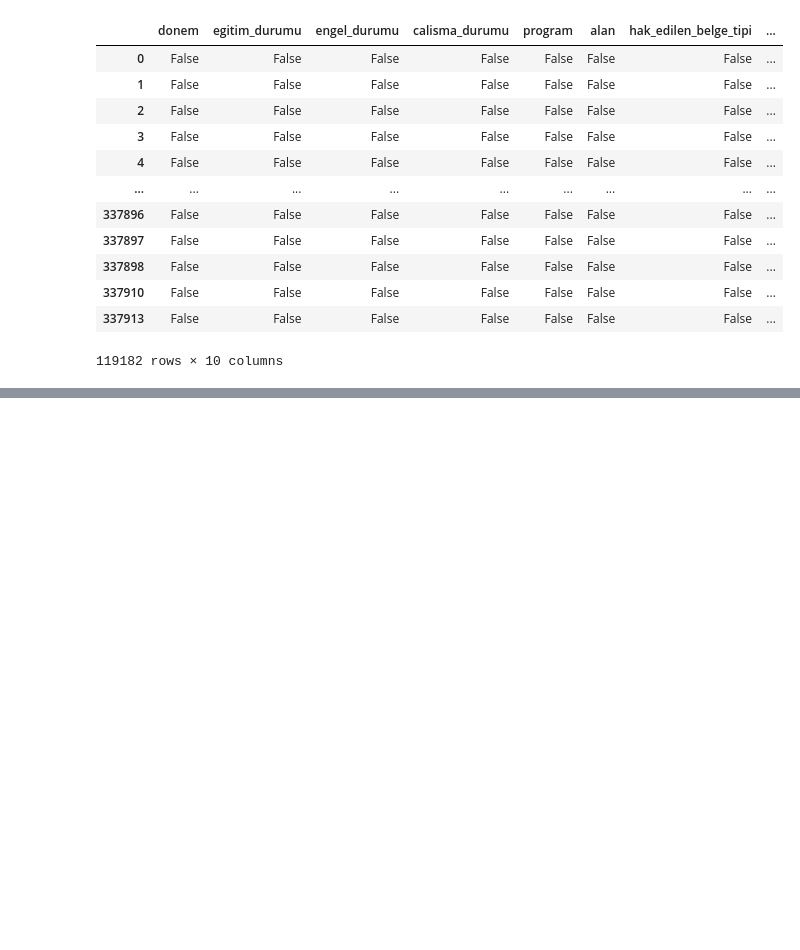
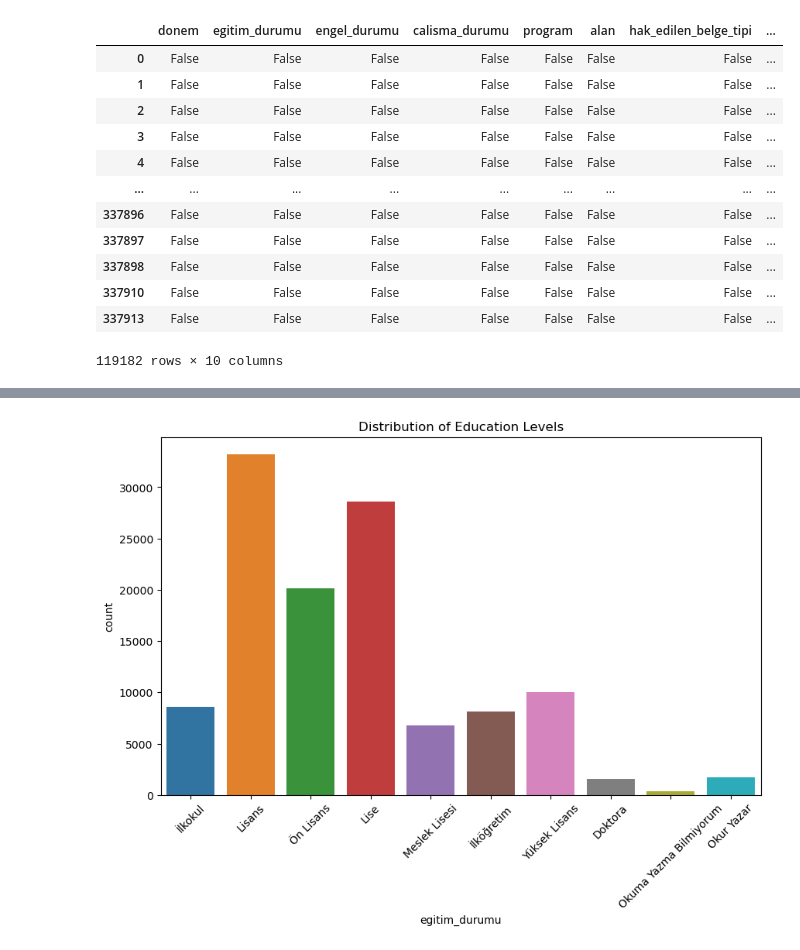
Before and after one commit to shbnm93/Data-Analysis-Projects, a Jupyter notebook: ismek/ismek.ipynb, the cells around one changed output, grey strips where cells are left out. Cells and saved outputs as stored; diff of their text form; code cells hidden in the pictures; blank space fills up the shorter version.

Commit message:
new analysis on ismek data

```diff
--- a/ismek/ismek.ipynb
+++ b/ismek/ismek.ipynb
@@ -91,0 +106,2 @@ df.isnull()
+# %%
+df = df.dropna()
@@ -93,0 +151,9 @@ df
+# %%
+# Visualize the distribution of education levels
+plt.figure(figsize=(10, 6))
+sns.countplot(data=df, x='egitim_durumu')
+plt.title("Distribution of Education Levels")
+plt.xticks(rotation=45)
+plt.show()
+# %% [output]
+[figure, added]
```
Also changed, not shown: parts of 10 cells of this notebook.
